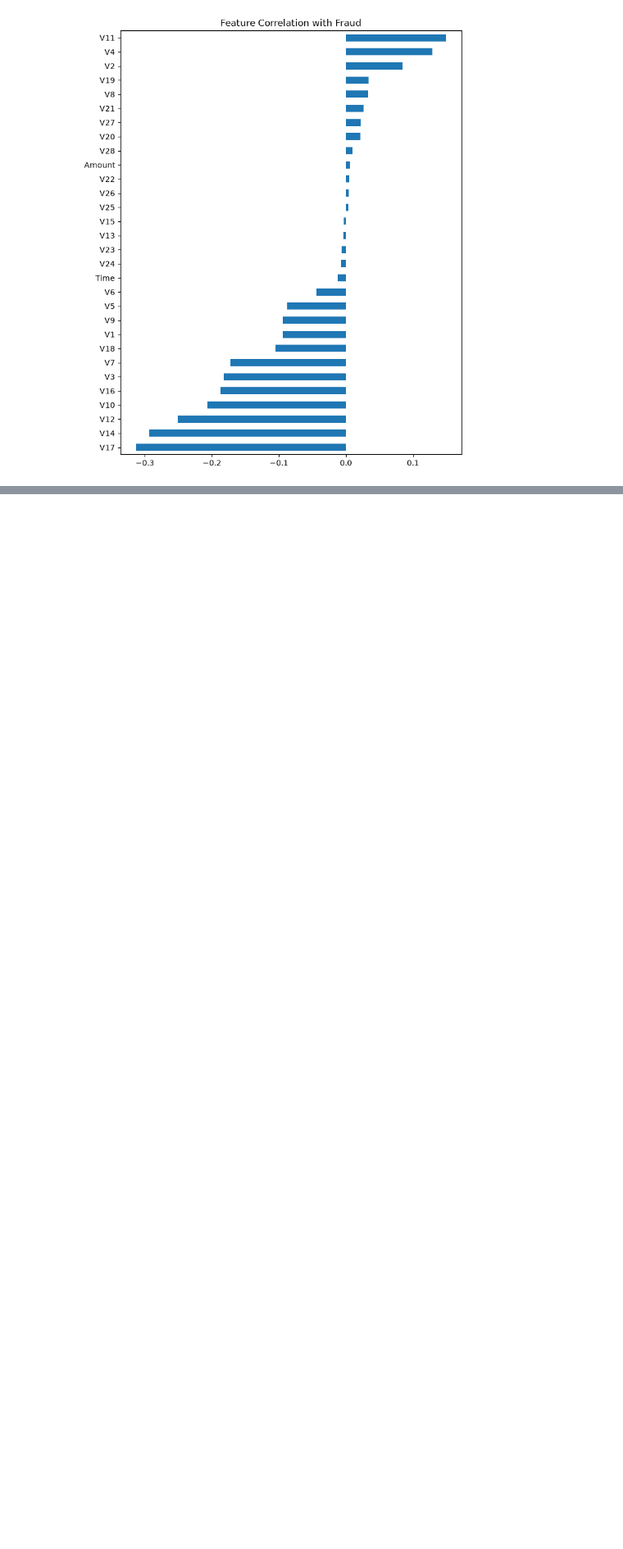
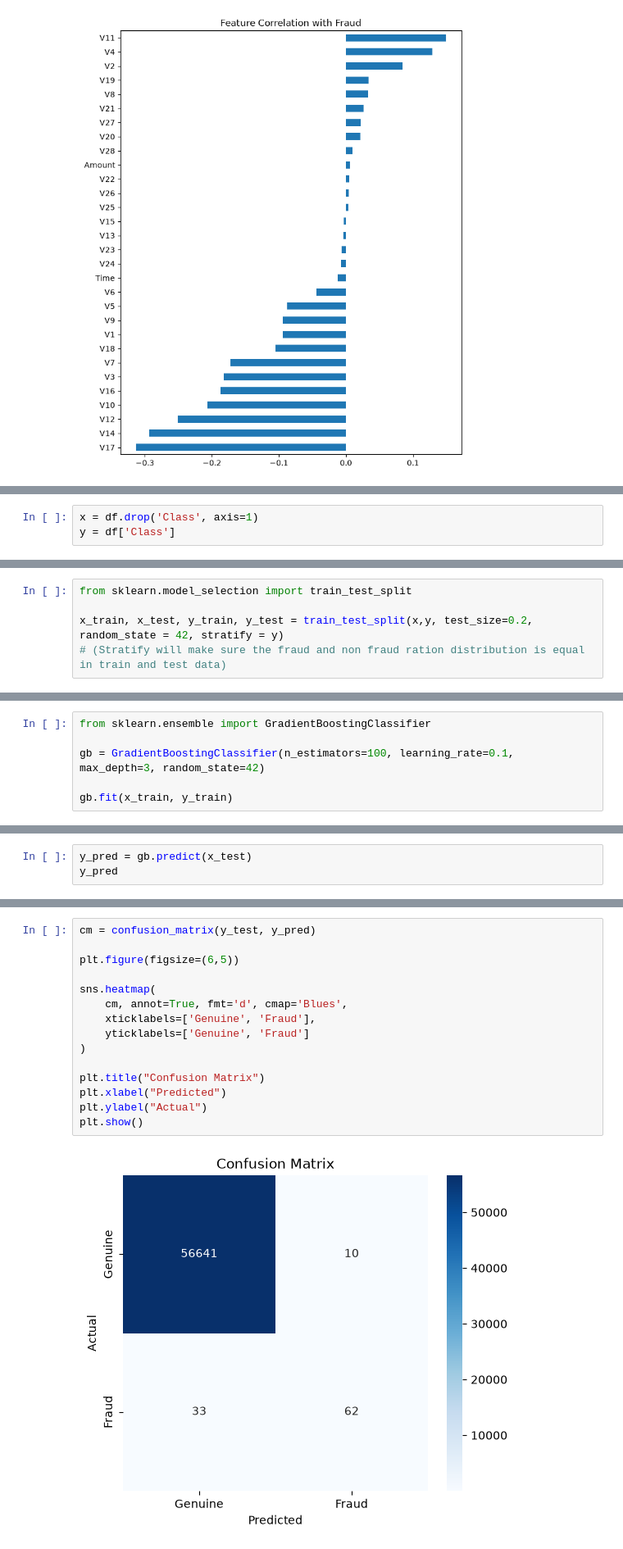
Before and after one commit to Sneha-0409/Credit-Card-Fraud-Detection, a Jupyter notebook: CreditCardFraudDetection.ipynb, the cells around one changed output, grey strips where cells are left out. Shown at 82% size. Drawn from its saved outputs; the diff is of its cells as text; blank space fills up the shorter version.

Commit message:
Model Trained

```diff
--- a/CreditCardFraudDetection.ipynb
+++ b/CreditCardFraudDetection.ipynb
@@ -197,0 +222,3 @@ plt.show()
+# %%
+x = df.drop('Class', axis=1)
+y = df['Class']
@@ -197,0 +238,5 @@ plt.show()
+# %%
+from sklearn.model_selection import train_test_split
+
+x_train, x_test, y_train, y_test = train_test_split(x,y, test_size=0.2, random_state = 42, stratify = y)
+# (Stratify will make sure the fraud and non fraud ration distribution is equal in train and test data)
@@ -197,0 +257,6 @@ plt.show()
+# %%
+from sklearn.ensemble import GradientBoostingClassifier
+
+gb = GradientBoostingClassifier(n_estimators=100, learning_rate=0.1, max_depth=3, random_state=42)
+
+gb.fit(x_train, y_train)
@@ -197,0 +267,3 @@ plt.show()
+# %%
+y_pred = gb.predict(x_test)
+y_pred
@@ -197,0 +345,17 @@ plt.show()
+# %%
+cm = confusion_matrix(y_test, y_pred)
+
+plt.figure(figsize=(6,5))
+
+sns.heatmap(
+    cm, annot=True, fmt='d', cmap='Blues',
+    xticklabels=['Genuine', 'Fraud'],
+    yticklabels=['Genuine', 'Fraud']
+)
+
+plt.title("Confusion Matrix")
+plt.xlabel("Predicted")
+plt.ylabel("Actual")
+plt.show()
+# %% [output]
+[figure, added]
```
Also changed, not shown: parts of 55 cells of this notebook.
